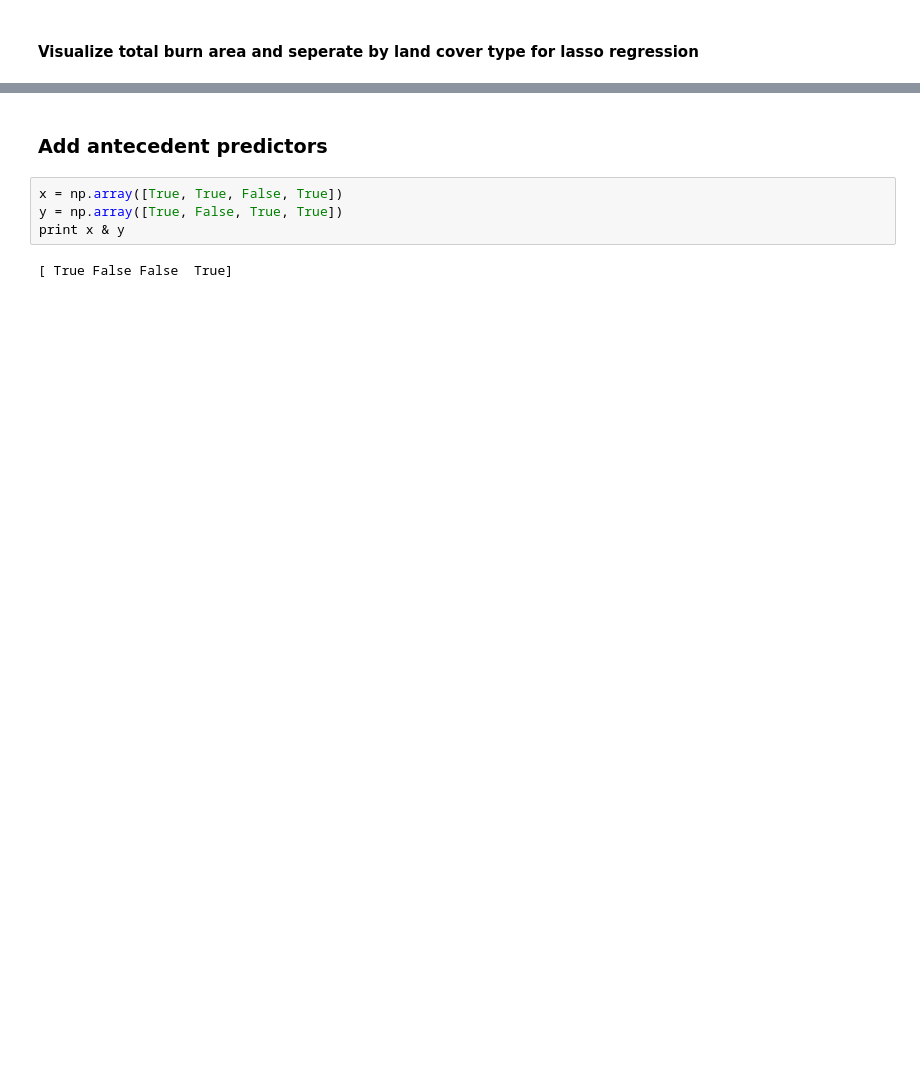
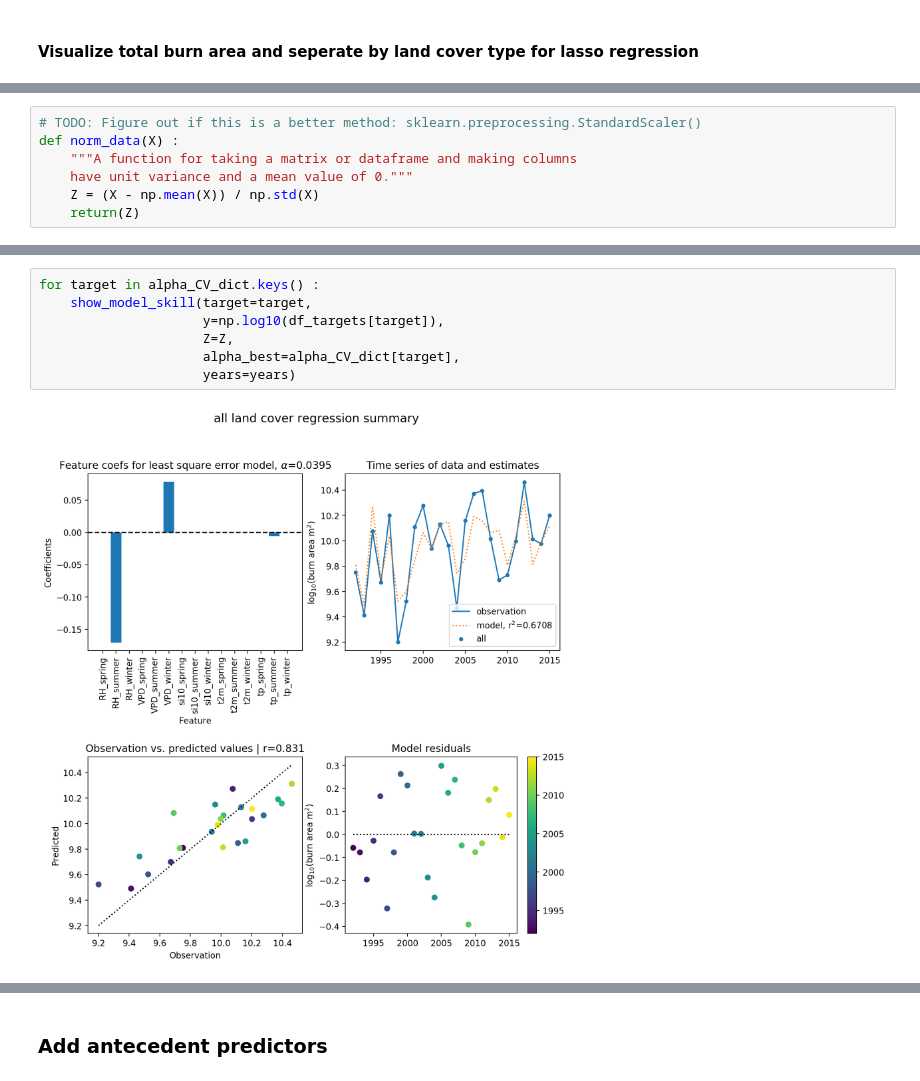
Before and after one commit to stevenjoelbrey/metSpread, a Jupyter notebook: Python/burn_area_met_selector.ipynb, the cells around one changed output, grey strips where cells are left out. Saved outputs shown, nothing was run; the diff lists cells and outputs as text; blank space fills up the shorter version.

```diff
--- a/Python/burn_area_met_selector.ipynb
+++ b/Python/burn_area_met_selector.ipynb
@@ -627,0 +328,7 @@ show_model_skill(y, y_hat, Z, model_best)
+# %%
+# TODO: Figure out if this is a better method: sklearn.preprocessing.StandardScaler()
+def norm_data(X) :
+    """A function for taking a matrix or dataframe and making columns
+    have unit variance and a mean value of 0."""
+    Z = (X - np.mean(X)) / np.std(X)
+    return(Z)
@@ -627,0 +541,9 @@ show_model_skill(y, y_hat, Z, model_best)
+# %%
+for target in alpha_CV_dict.keys() :
+    show_model_skill(target=target,
+                     y=np.log10(df_targets[target]),
+                     Z=Z,
+                     alpha_best=alpha_CV_dict[target],
+                     years=years)
+# %% [output]
+[figure, added]
@@ -628,8 +553,2 @@ show_model_skill(y, y_hat, Z, model_best)
 # %% [markdown]
 ### Add antecedent predictors
-# %%
-x = np.array([True, True, False, True])
-y = np.array([True, False, True, True])
-print x & y
-# %% [output]
-[ True False False  True]
```
Also changed, not shown: parts of 52 cells of this notebook.
